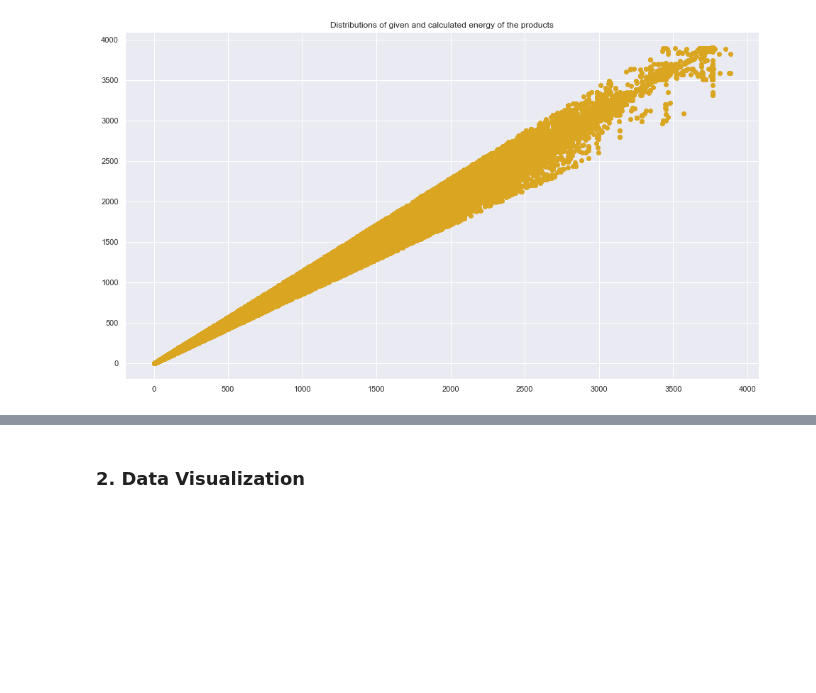
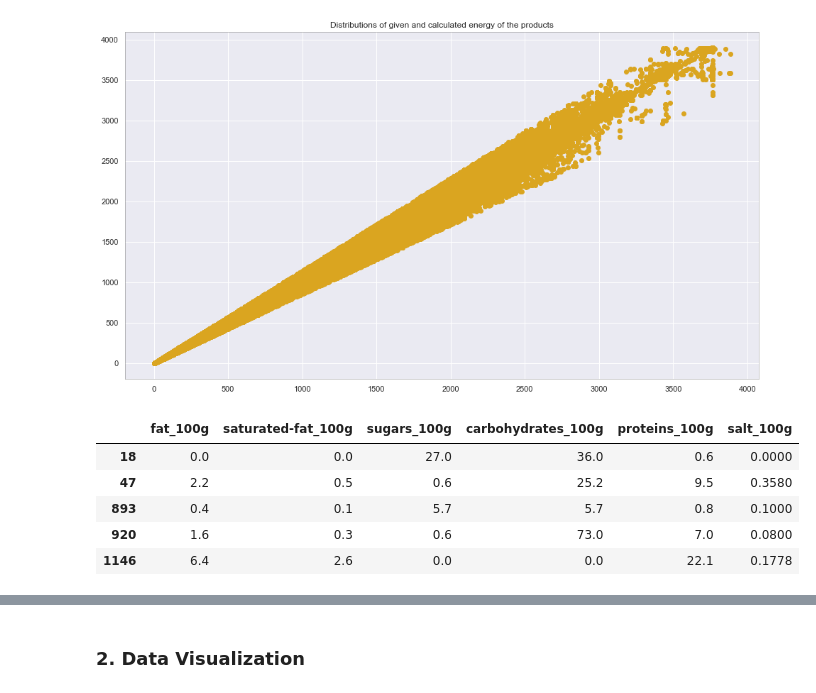
Before and after one commit to aelamran/ADA-project1-Openfoodfacts, a Jupyter notebook: Open Food Fact.ipynb, the cells around one changed output, grey strips where cells are left out. Cells and saved outputs as stored; diff of their text form; code cells hidden in the pictures; blank space fills up the shorter version.

```diff
--- a/Open Food Fact.ipynb
+++ b/Open Food Fact.ipynb
@@ -318,0 +345,11 @@ plt.show()
+# %%
+# We are interested in the following columns
+list_columns = ['fat_100g', 'saturated-fat_100g', 'sugars_100g', 'carbohydrates_100g','proteins_100g', 'salt_100g']
+healthy_data[list_columns].head()
+# %% [output]
+|  | fat_100g | saturated-fat_100g | sugars_100g | carbohydrates_100g | proteins_100g | salt_100g |
+| 18 | 0.0 | 0.0 | 27.0 | 36.0 | 0.6 | 0.0000 |
+| 47 | 2.2 | 0.5 | 0.6 | 25.2 | 9.5 | 0.3580 |
+| 893 | 0.4 | 0.1 | 5.7 | 5.7 | 0.8 | 0.1000 |
+| 920 | 1.6 | 0.3 | 0.6 | 73.0 | 7.0 | 0.0800 |
+| 1146 | 6.4 | 2.6 | 0.0 | 0.0 | 22.1 | 0.1778 |
```
Also changed, not shown: parts of 10 cells of this notebook.
